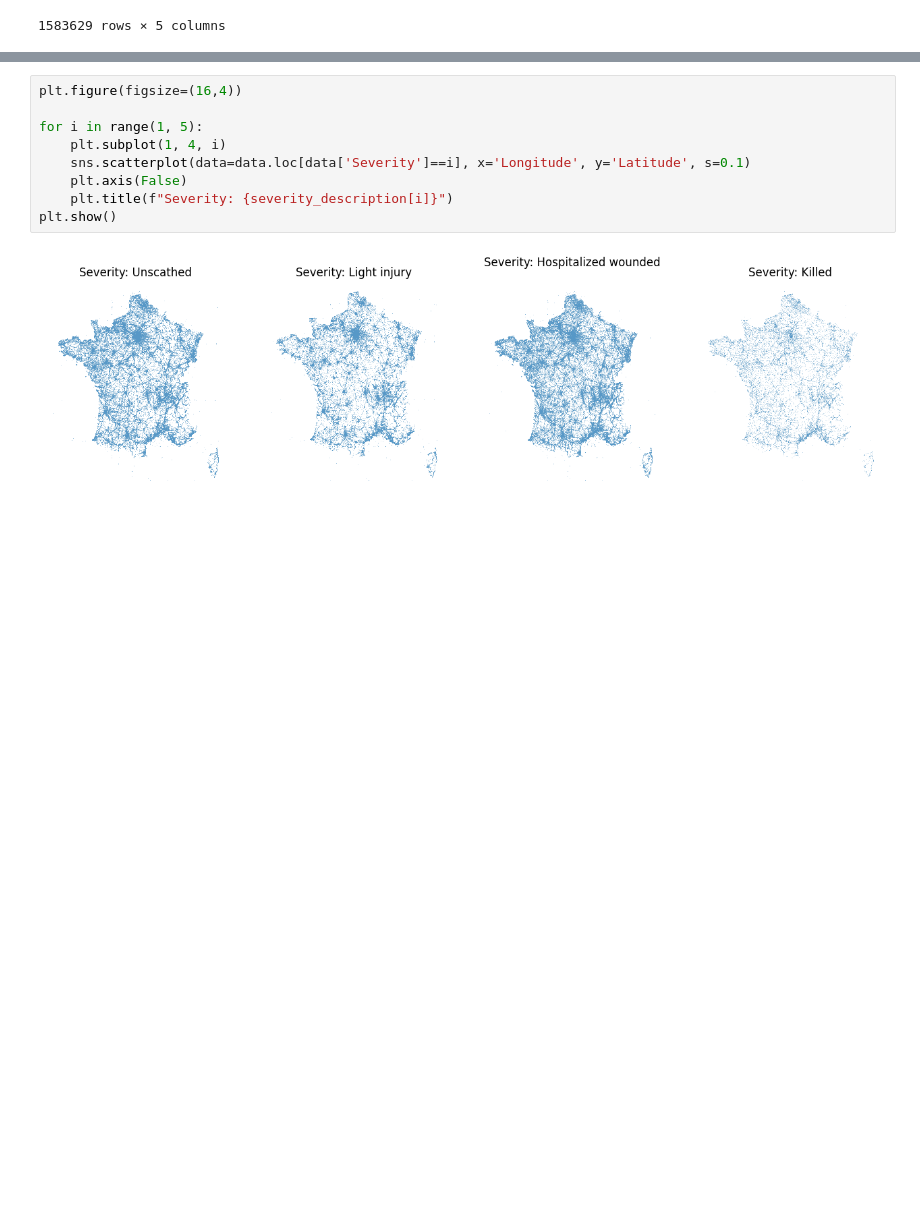
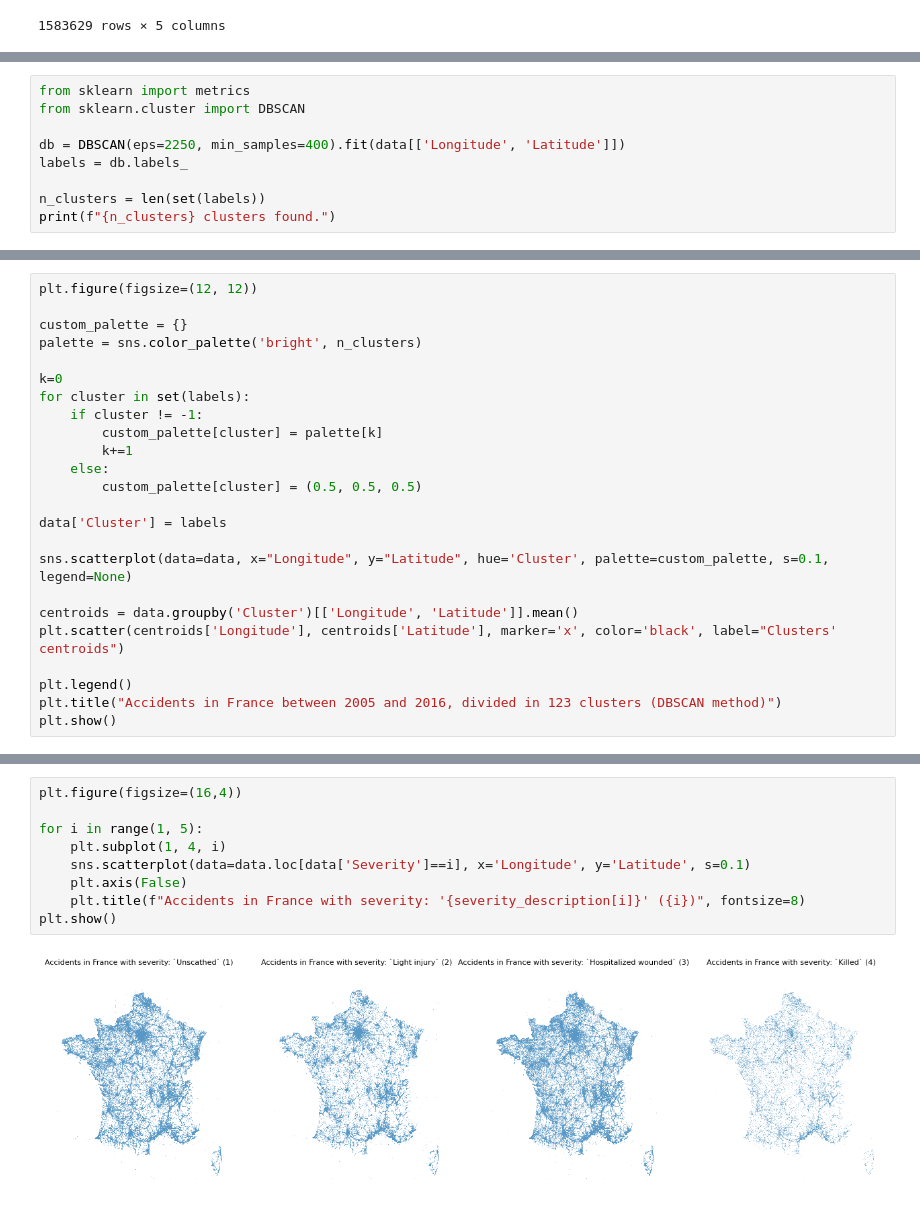
Before and after one commit to JulienML/AccidentsInFrance, a Jupyter notebook: Part2 - Clusters.ipynb, the cells around one changed output, grey strips where cells are left out. Cells and saved outputs as stored; diff of their text form; blank space fills up the shorter version.

Commit message:
Update Part2 - Clusters

```diff
--- a/Part2 - Clusters.ipynb
+++ b/Part2 - Clusters.ipynb
@@ -85,0 +154,9 @@ plt.show()
+# %%
+from sklearn import metrics
+from sklearn.cluster import DBSCAN
+
+db = DBSCAN(eps=2250, min_samples=400).fit(data[['Longitude', 'Latitude']])
+labels = db.labels_
+
+n_clusters = len(set(labels))
+print(f"{n_clusters} clusters found.")
@@ -85,0 +165,24 @@ plt.show()
+# %%
+plt.figure(figsize=(12, 12))
+
+custom_palette = {}
+palette = sns.color_palette('bright', n_clusters)
+
+k=0
+for cluster in set(labels):
+    if cluster != -1:
+        custom_palette[cluster] = palette[k]
+        k+=1
+    else:
+        custom_palette[cluster] = (0.5, 0.5, 0.5)
+
+data['Cluster'] = labels
+
+sns.scatterplot(data=data, x="Longitude", y="Latitude", hue='Cluster', palette=custom_palette, s=0.1, legend=None)
+
+centroids = data.groupby('Cluster')[['Longitude', 'Latitude']].mean()
+plt.scatter(centroids['Longitude'], centroids['Latitude'], marker='x', color='black', label="Clusters' centroids")
+
+plt.legend()
+plt.title("Accidents in France between 2005 and 2016, divided in 123 clusters (DBSCAN method)")
+plt.show()
@@ -86,14 +191,14 @@ plt.show()
 # %%
 plt.figure(figsize=(16,4))
 
 for i in range(1, 5):
     plt.subplot(1, 4, i)
     sns.scatterplot(data=data.loc[data['Severity']==i], x='Longitude', y='Latitude', s=0.1)
     plt.axis(False)
-    plt.title(f"Severity: {severity_description[i]}")
+    plt.title(f"Accidents in France with severity: '{severity_description[i]}' ({i})", fontsize=8)
 plt.show()
 # %% [output]
-[figure, old version]
+[figure, new version]
 # %%
 plt.figure(figsize=(16,12))
 
```
Also changed, not shown: parts of 8 cells of this notebook.
